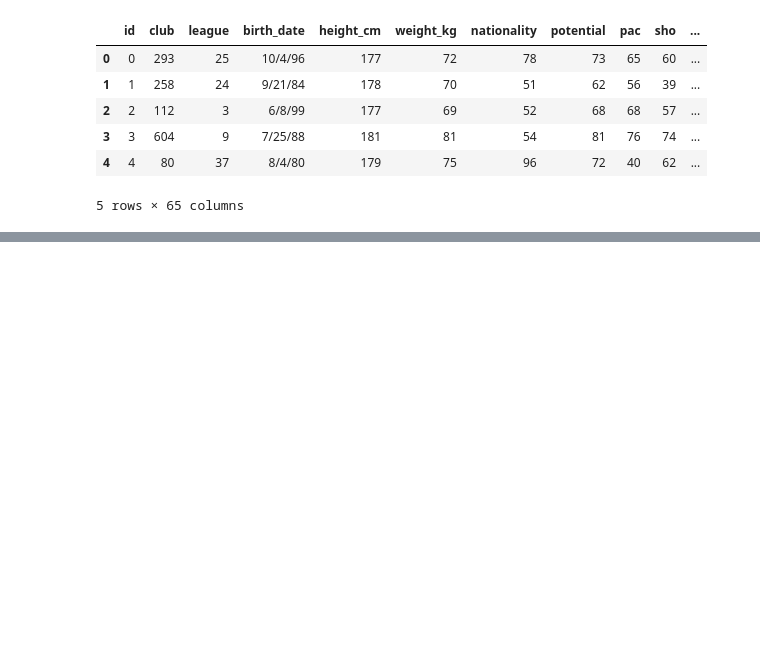
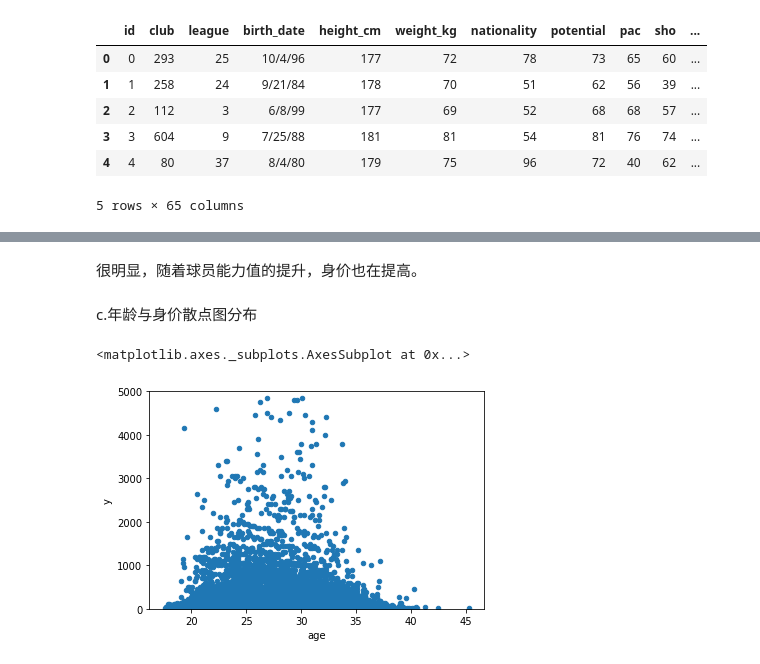
Before and after one commit to zhangfengfirst/zhangfeng.github.io, a Jupyter notebook: FootballPlayerValue.ipynb, the cells around one changed output, grey strips where cells are left out. Saved outputs shown, nothing was run; the diff lists cells and outputs as text; code cells hidden in the pictures; blank space fills up the shorter version.

```diff
--- a/FootballPlayerValue.ipynb
+++ b/FootballPlayerValue.ipynb
@@ -53,0 +195,11 @@ import
+# %% [markdown]
+很明显，随着球员能力值的提升，身价也在提高。
+# %% [markdown]
+c.年龄与身价散点图分布
+# %%
+# age 散点图
+data = pd.concat([data_train['y'], data_train['age']], axis=1)
+data.plot.scatter(x='age', y="y", ylim=(0, 5000))
+# %% [output]
+<matplotlib.axes._subplots.AxesSubplot at 0x...>
+[figure, added]
```
Also changed, not shown: parts of 25 cells of this notebook.
